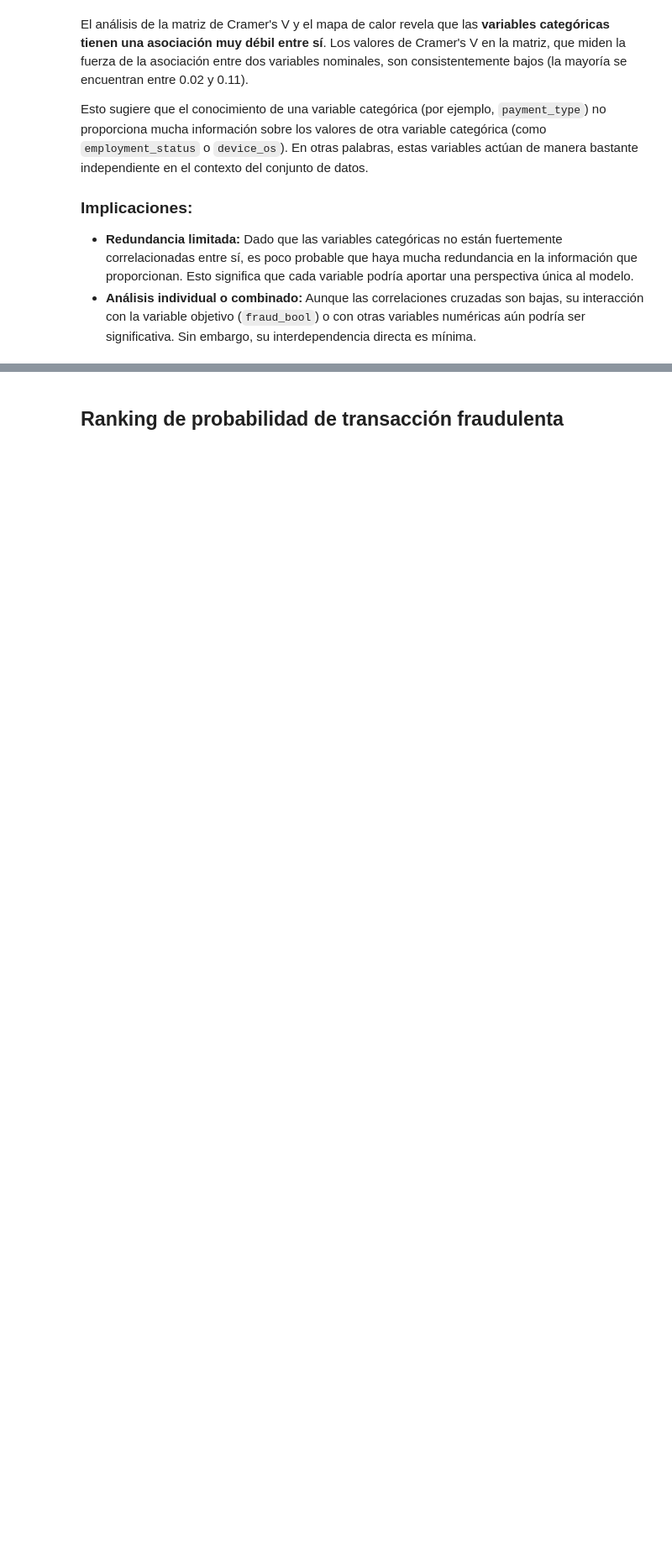
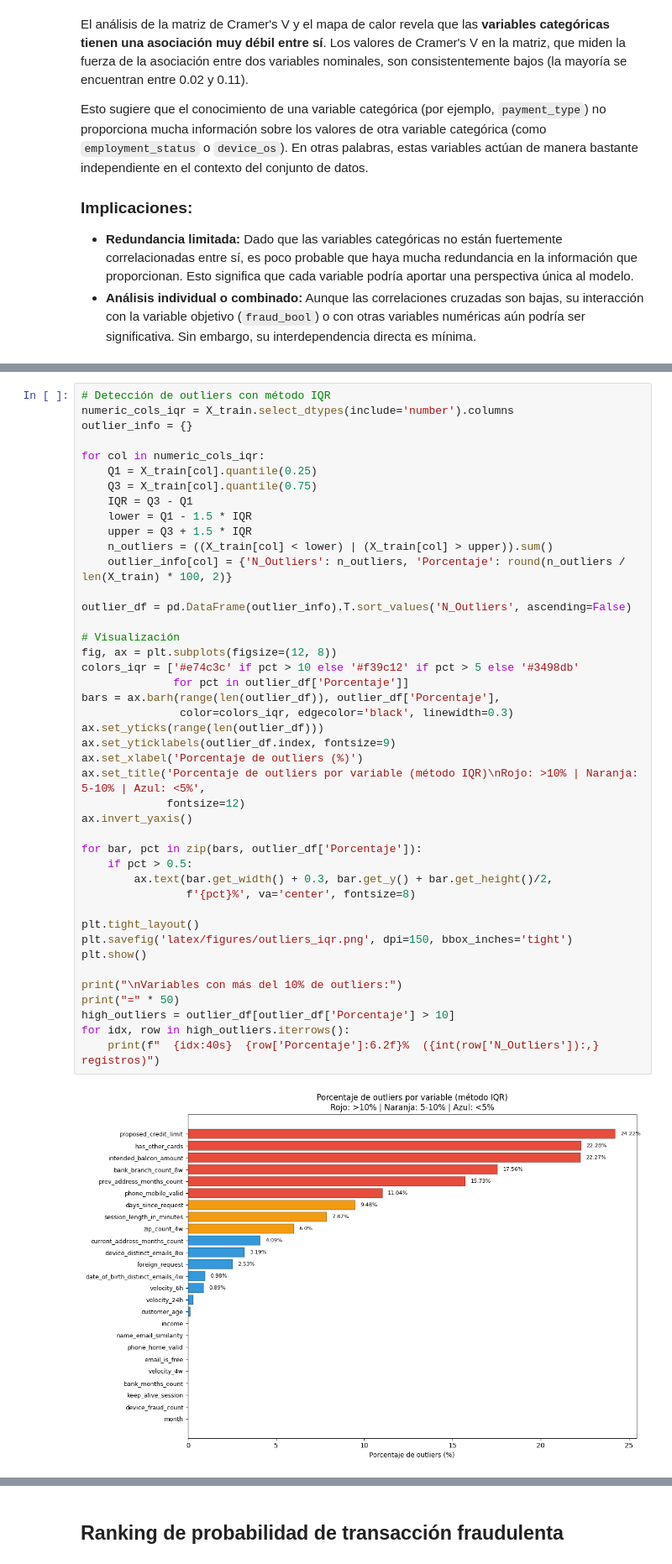
Before and after one commit to davidmir39/GuardianAI, a Jupyter notebook: GUARDIANAI_Hito2.ipynb, the cells around one changed output, grey strips where cells are left out. Shown at 84% size. Saved outputs shown, nothing was run; the diff lists cells and outputs as text; blank space fills up the shorter version.

```diff
--- a/GUARDIANAI_Hito2.ipynb
+++ b/GUARDIANAI_Hito2.ipynb
@@ -480,0 +614,45 @@ Esto sugiere que el conocimiento de una variable categórica (por ejemplo, `paym
+# %%
+# Detección de outliers con método IQR
+numeric_cols_iqr = X_train.select_dtypes(include='number').columns
+outlier_info = {}
+
+for col in numeric_cols_iqr:
+    Q1 = X_train[col].quantile(0.25)
+    Q3 = X_train[col].quantile(0.75)
+    IQR = Q3 - Q1
+    lower = Q1 - 1.5 * IQR
+    upper = Q3 + 1.5 * IQR
+    n_outliers = ((X_train[col] < lower) | (X_train[col] > upper)).sum()
+    outlier_info[col] = {'N_Outliers': n_outliers, 'Porcentaje': round(n_outliers / len(X_train) * 100, 2)}
+
+outlier_df = pd.DataFrame(outlier_info).T.sort_values('N_Outliers', ascending=False)
+
+# Visualización
+fig, ax = plt.subplots(figsize=(12, 8))
+colors_iqr = ['#e74c3c' if pct > 10 else '#f39c12' if pct > 5 else '#3498db'
+              for pct in outlier_df['Porcentaje']]
+bars = ax.barh(range(len(outlier_df)), outlier_df['Porcentaje'],
+               color=colors_iqr, edgecolor='black', linewidth=0.3)
+ax.set_yticks(range(len(outlier_df)))
+ax.set_yticklabels(outlier_df.index, fontsize=9)
+ax.set_xlabel('Porcentaje de outliers (%)')
+ax.set_title('Porcentaje de outliers por variable (método IQR)\nRojo: >10% | Naranja: 5-10% | Azul: <5%',
+             fontsize=12)
+ax.invert_yaxis()
+
+for bar, pct in zip(bars, outlier_df['Porcentaje']):
+    if pct > 0.5:
+        ax.text(bar.get_width() + 0.3, bar.get_y() + bar.get_height()/2,
+                f'{pct}%', va='center', fontsize=8)
+
+plt.tight_layout()
+plt.savefig('latex/figures/outliers_iqr.png', dpi=150, bbox_inches='tight')
+plt.show()
+
+print("\nVariables con más del 10% de outliers:")
+print("=" * 50)
+high_outliers = outlier_df[outlier_df['Porcentaje'] > 10]
+for idx, row in high_outliers.iterrows():
+    print(f"  {idx:40s}  {row['Porcentaje']:6.2f}%  ({int(row['N_Outliers']):,} registros)")
+# %% [output]
+[figure, added]
```
Also changed, not shown: parts of 14 cells of this notebook, 11 other files.
